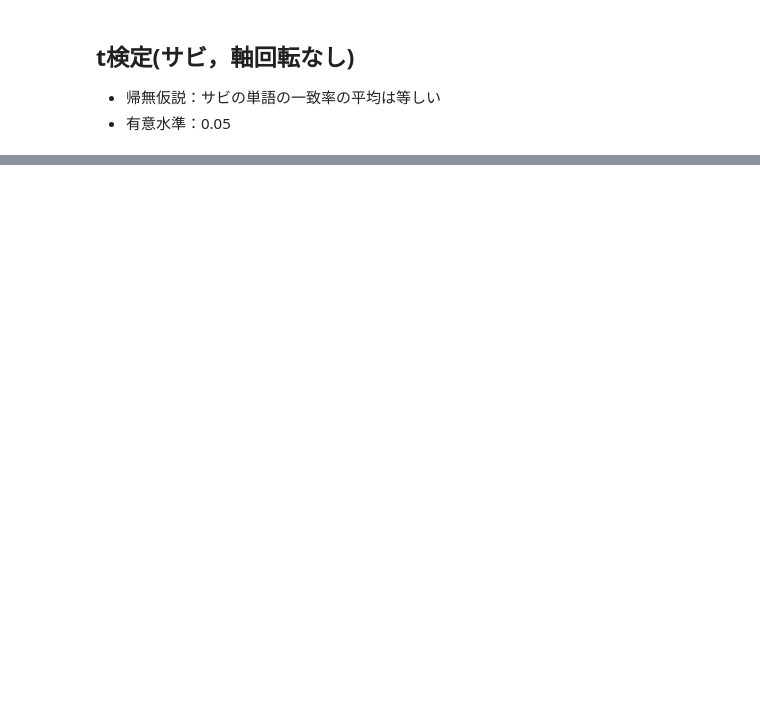
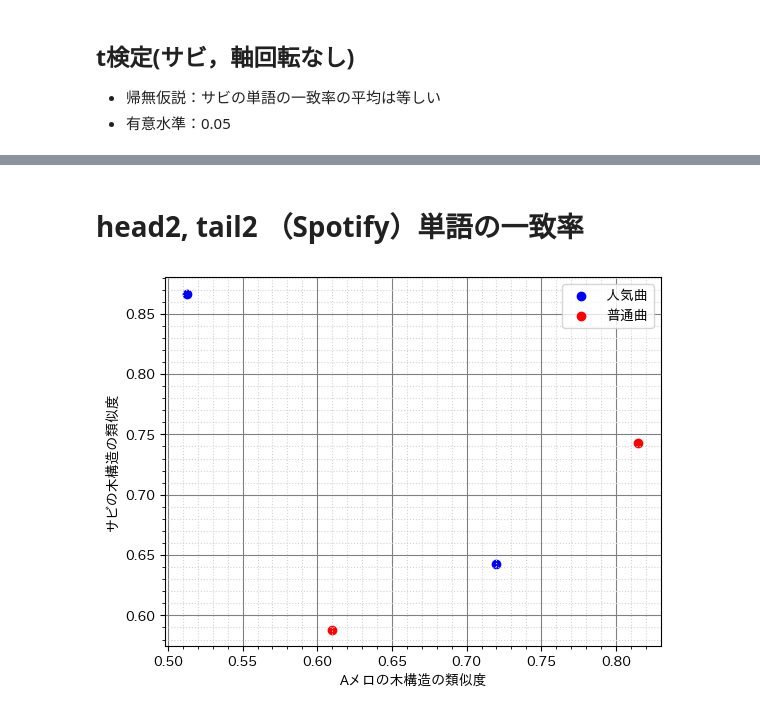
Before and after one commit to tsubasasugawara/lyrics_melody_analyzer, a Jupyter notebook: notebooks/GReeeeN.ipynb, the cells around one changed output, grey strips where cells are left out. Saved outputs shown, nothing was run; the diff lists cells and outputs as text; code cells hidden in the pictures; blank space fills up the shorter version.

```diff
--- a/notebooks/GReeeeN.ipynb
+++ b/notebooks/GReeeeN.ipynb
@@ -109,0 +80,6 @@ plt.grid(which='minor', color='lightgray', linestyle='dotted')
+# %% [markdown]
+# head2, tail2 （Spotify）単語の一致率
+# %%
+nb.head_tail(rates_wmr, nb.SPOTIFY, "Aメロの木構造の類似度", "サビの木構造の類似度")
+# %% [output]
+[figure, added]
```
Also changed, not shown: parts of 29 cells of this notebook, 18 other files.
